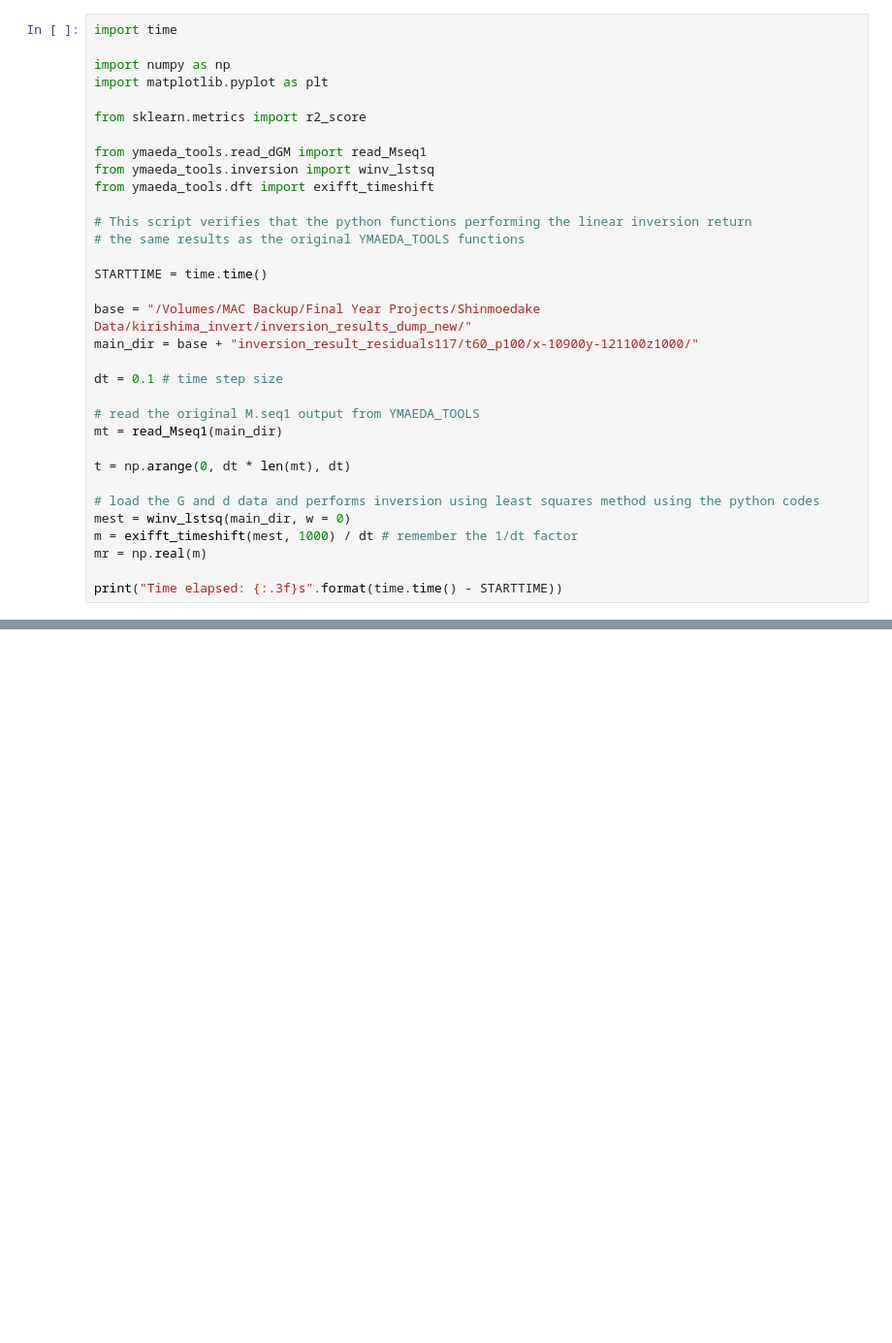
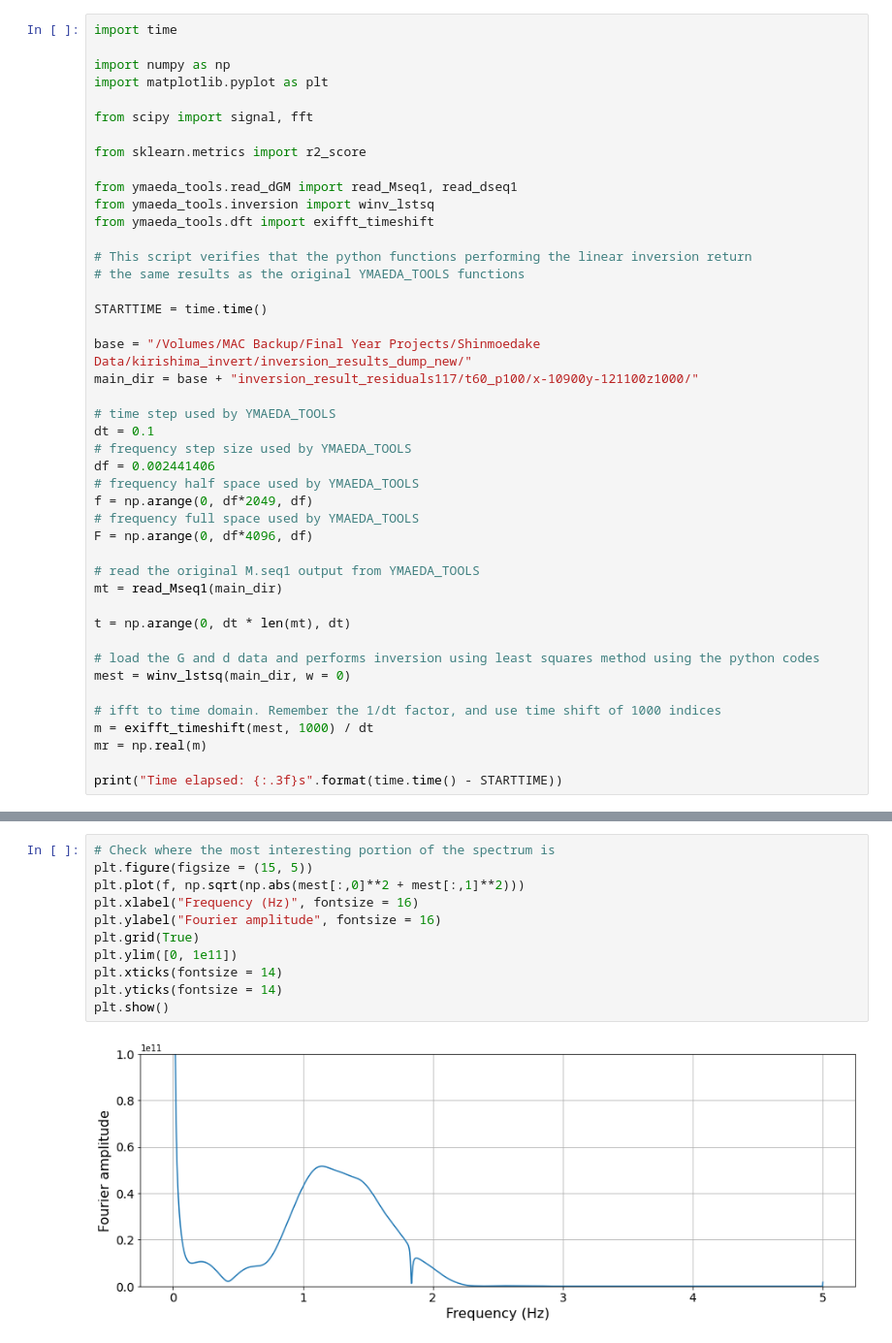
Before and after one commit to natsunoyuki/seismic_analysis_tools, a Jupyter notebook: ymaeda_tools_inv_checks.ipynb, the cells around one changed output, grey strips where cells are left out. Shown at 97% size. Cells and saved outputs as stored; diff of their text form; blank space fills up the shorter version.

```diff
--- a/ymaeda_tools_inv_checks.ipynb
+++ b/ymaeda_tools_inv_checks.ipynb
@@ -4,9 +4,11 @@ import time
 import numpy as np
 import matplotlib.pyplot as plt
 
+from scipy import signal, fft
+
 from sklearn.metrics import r2_score
 
-from ymaeda_tools.read_dGM import read_Mseq1
+from ymaeda_tools.read_dGM import read_Mseq1, read_dseq1
 from ymaeda_tools.inversion import winv_lstsq
 from ymaeda_tools.dft import exifft_timeshift
 
@@ -18,7 +20,14 @@ STARTTIME = time.time()
 base = "/Volumes/MAC Backup/Final Year Projects/Shinmoedake Data/kirishima_invert/inversion_results_dump_new/"
 main_dir = base + "inversion_result_residuals117/t60_p100/x-10900y-121100z1000/"
 
-dt = 0.1 # time step size
+# time step used by YMAEDA_TOOLS
+dt = 0.1
+# frequency step size used by YMAEDA_TOOLS
+df = 0.002441406
+# frequency half space used by YMAEDA_TOOLS
+f = np.arange(0, df*2049, df)
+# frequency full space used by YMAEDA_TOOLS
+F = np.arange(0, df*4096, df)
 
 # read the original M.seq1 output from YMAEDA_TOOLS
 mt = read_Mseq1(main_dir)
@@ -27,7 +36,9 @@ t = np.arange(0, dt * len(mt), dt)
 
 # load the G and d data and performs inversion using least squares method using the python codes
 mest = winv_lstsq(main_dir, w = 0)
-m = exifft_timeshift(mest, 1000) / dt # remember the 1/dt factor
+
+# ifft to time domain. Remember the 1/dt factor, and use time shift of 1000 indices
+m = exifft_timeshift(mest, 1000) / dt
 mr = np.real(m)
 
 print("Time elapsed: {:.3f}s".format(time.time() - STARTTIME))
@@ -49,0 +61,13 @@ plt.show()
+# %%
+# Check where the most interesting portion of the spectrum is
+plt.figure(figsize = (15, 5))
+plt.plot(f, np.sqrt(np.abs(mest[:,0]**2 + mest[:,1]**2)))
+plt.xlabel("Frequency (Hz)", fontsize = 16)
+plt.ylabel("Fourier amplitude", fontsize = 16)
+plt.grid(True)
+plt.ylim([0, 1e11])
+plt.xticks(fontsize = 14)
+plt.yticks(fontsize = 14)
+plt.show()
+# %% [output]
+[figure, added]
```
Also changed, not shown: parts of 4 cells of this notebook, 2 other files.
